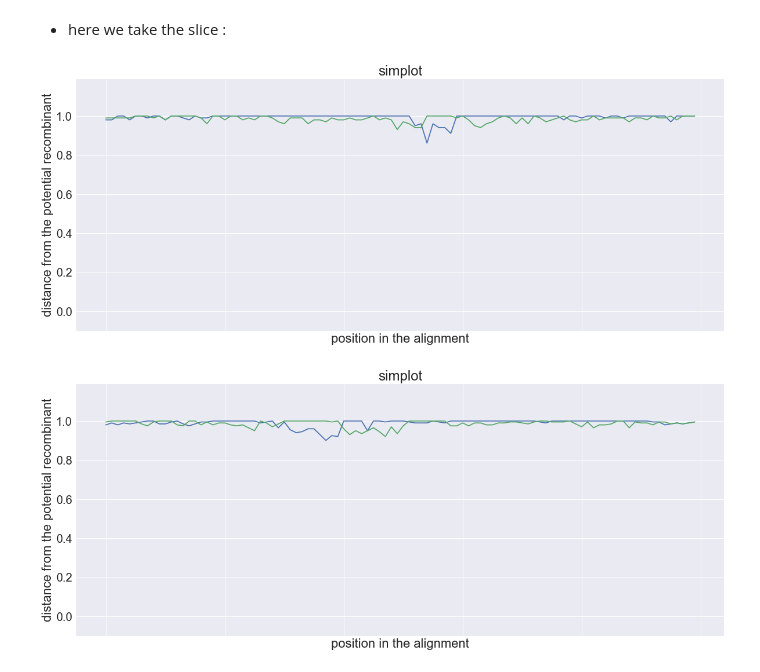
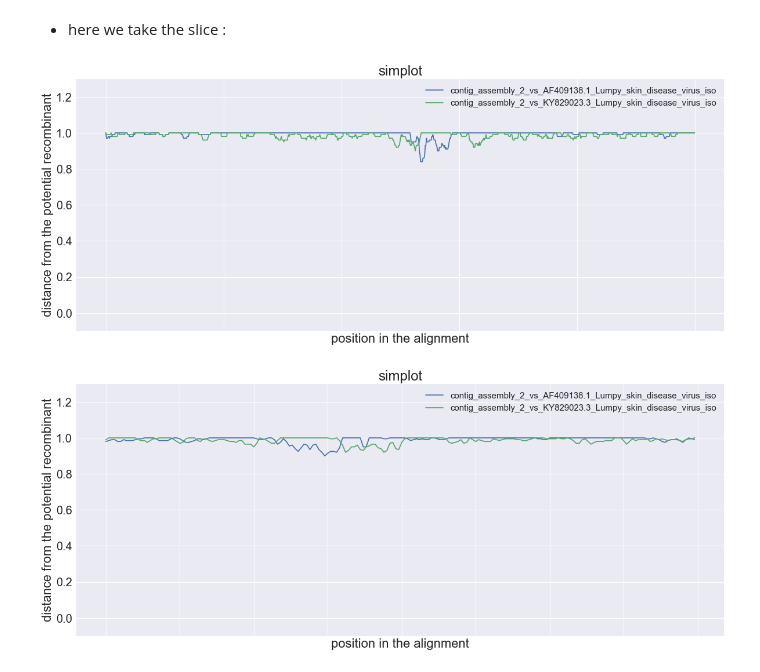
Before and after one commit to babinyurii/recan, a Jupyter notebook: 1_simplot_generator.ipynb, the cells around one changed output. Drawn from its saved outputs; the diff is of its cells as text; code cells hidden in the pictures.

```diff
--- a/1_simplot_generator.ipynb
+++ b/1_simplot_generator.ipynb
@@ -27,24 +27,26 @@ def draw_simplot(distance_data):
     ax = plt.axes() # to hide the x labels, as they are 'windows'
 
     for key in distance_data.keys():
-        plt.plot(distance_data[key])
+        plt.plot(distance_data[key], label=key)
 
     plt.setp(ax.get_xticklabels(), visible=False) # to hide the x labels
+
     plt.yticks(fontsize=20)
-    plt.ylim(-0.1, 1.19)
+    plt.ylim(-0.1, 1.3)
     plt.title("simplot", fontsize=24)
     plt.xlabel("position in the alignment", fontsize=22)
     plt.ylabel("distance from the potential recombinant", fontsize=22)
+
+    plt.legend(fontsize=15)
 # %%
-def simgen(align, pot_rec, window=500, region=False):
+def simgen(align, pot_rec, window=500, shift=100, region=False):
     """
     'align' is a path to the alignment
     pot_rec is the index of the potential recombinant (starts with zero)
     window is a sliding window size
+    shift is a step in nucleotied by which the window is shifted downstream the sequence
     region, if given, should be a tuple or a list with slice indices
     """
-
-    tick_container = []
 
     if region:
         align = AlignIO.read(align, "fasta")
@@ -52,21 +54,23 @@ def simgen(align, pot_rec, window=500, region=False):
     else:
         align = AlignIO.read(align, "fasta")
 
-    steps = len(align[0, :]) // window
     distance_data = {}
     parents = list(range(0, len(align)))
     parents.remove(pot_rec)
 
+    align_length = len(align[0, :])
+
     for par in parents:
         dist_container = []
         start = 0
-        for step in range(0 , steps):
-            finish = start + window + 1
+        finish = shift
+        while start < align_length:
             seq1 = align[pot_rec, start:finish].seq # here is potential recombinant sequence slice
             seq2 = align[par, start:finish].seq  # here's parent
             dist = pdistance(seq1, seq2)
             dist_container.append(dist)
-            start = finish - 1
+            start = start + shift
+            finish = start + window
 
         distance_data[align[pot_rec].id + "_vs_" + align[par].id] = dist_container
 
@@ -80,10 +90,10 @@ simgen("for_recan_lsdv_1.fasta", pot_rec=2)
 # %% [markdown]
 - here we take the slice :
 # %%
-simgen("for_recan_lsdv_1.fasta", pot_rec=2, window=100, region=(0, 10000))
+simgen("for_recan_lsdv_1.fasta", pot_rec=2, window=100, shift=10, region=(0, 10000))
 # %% [output]
-[figure, old version]
+[figure, new version]
 # %%
-simgen("for_recan_lsdv_1.fasta", pot_rec=2, window=200, region=(130000, 150000))
+simgen("for_recan_lsdv_1.fasta", pot_rec=2, window=200, shift=100, region=(130000, 150000))
 # %% [output]
-[figure, old version]
+[figure, new version]
```
Also changed, not shown: parts of 5 cells of this notebook.
